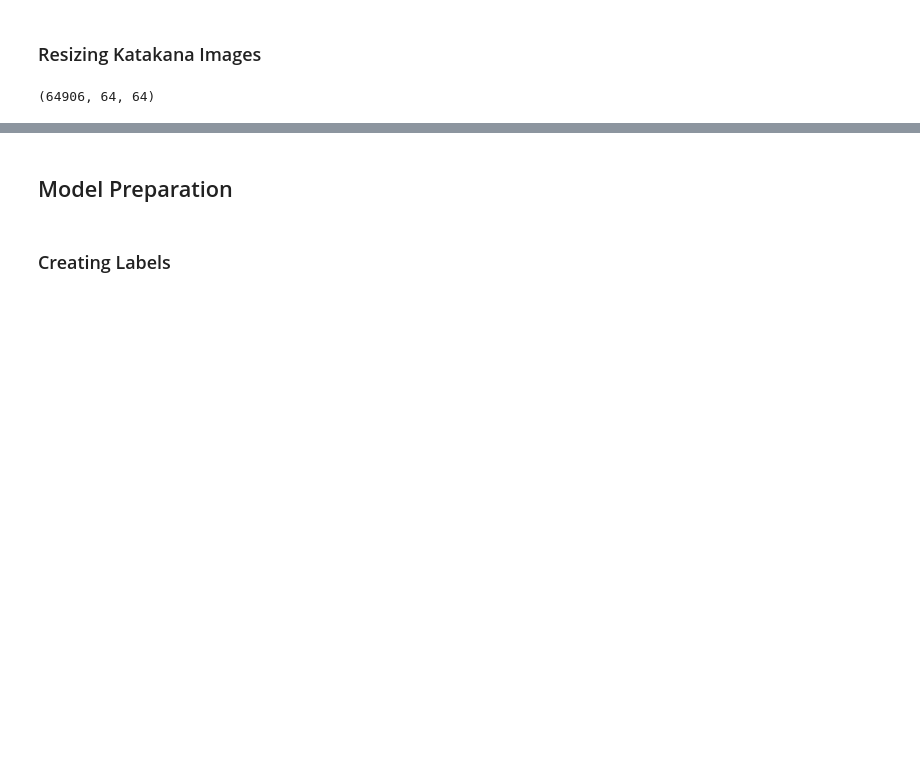
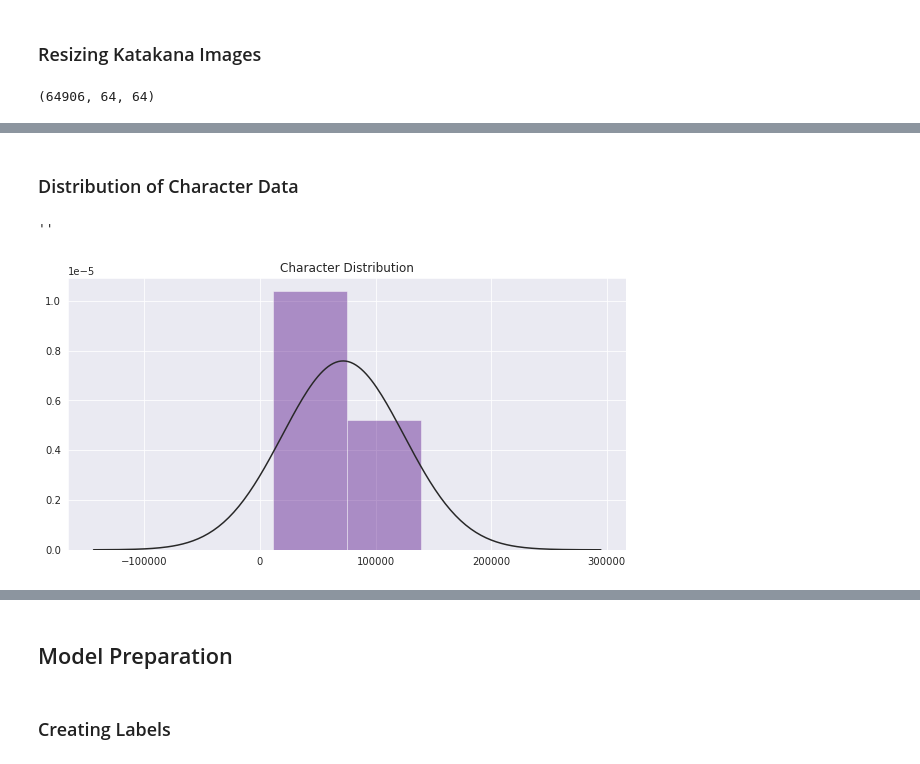
Before and after one commit to Mynusjanai/japanese_classification, a Jupyter notebook: japanese_classification.ipynb, the cells around one changed output, grey strips where cells are left out. Cells and saved outputs as stored; diff of their text form; code cells hidden in the pictures; blank space fills up the shorter version.

```diff
--- a/japanese_classification.ipynb
+++ b/japanese_classification.ipynb
@@ -339,0 +288,6 @@ katakana_images.shape
+# %%
+# Character counts from the extraction performed above
+
+hiragana_chars = 11360
+kanji_chars = 139680
+katakana_chars = 64906
@@ -339,0 +324,15 @@ katakana_images.shape
+# %% [markdown]
+### Distribution of Character Data
+# %%
+char_data = {'Hiragana': hiragana_chars, 'Katakana': katakana_chars, 'Kanji': kanji_chars}
+char_names = list(char_data.keys())
+char_values = list(char_data.values())
+
+with sns.axes_style("darkgrid"):
+    plt.figure(figsize = (10, 5))
+    plt.title('Character Distribution')
+    sns.distplot(x = char_values, fit = norm, kde = False, color = 'indigo')
+;
+# %% [output]
+''
+[figure, added]
```
Also changed, not shown: parts of 49 cells of this notebook, 6 other files.
